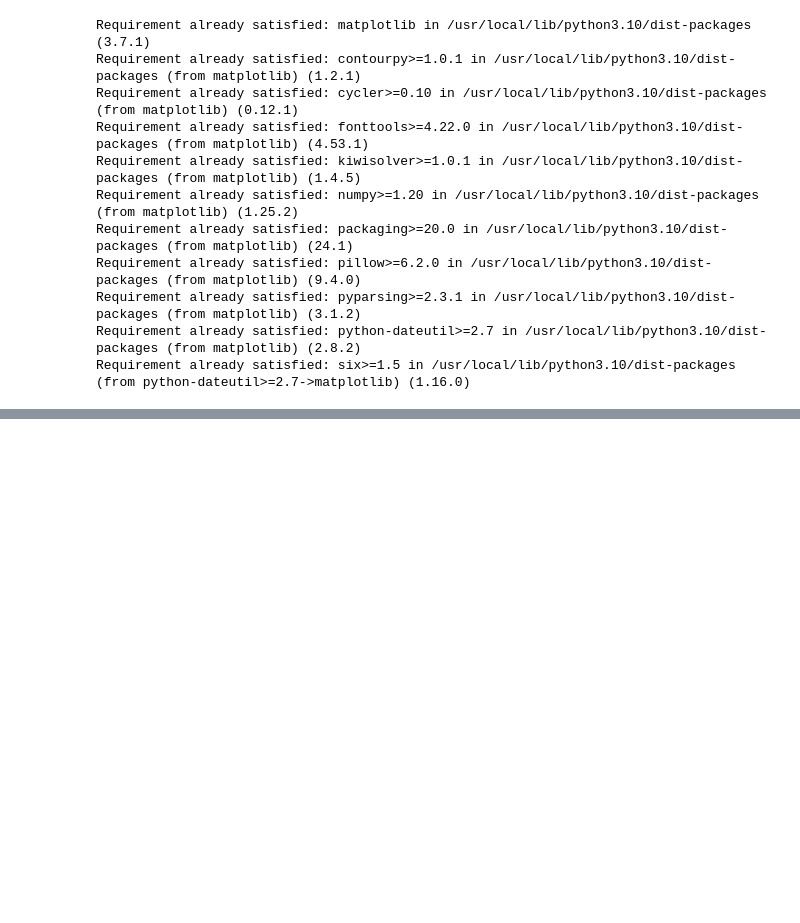
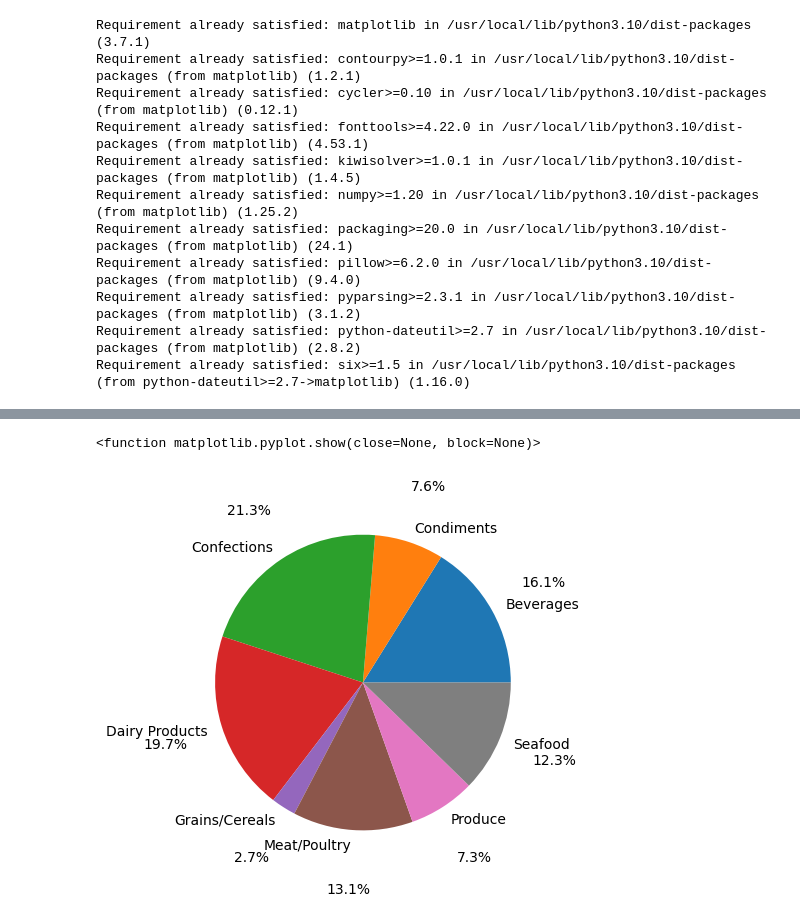
Before and after one commit to rvagelet/Python, a Jupyter notebook: 17072024.ipynb, the cells around one changed output, grey strips where cells are left out. Drawn from its saved outputs; the diff is of its cells as text; code cells hidden in the pictures; blank space fills up the shorter version.

```diff
--- a/17072024.ipynb
+++ b/17072024.ipynb
@@ -356,0 +374,12 @@ Requirement already satisfied: six>=1.5 in /usr/local/lib/python3.10/dist-packag
+# %%
+#Aparte de que me salga el quesito, quiero que me salga el %: el parametro autopct
+import matplotlib.pyplot as plt
+fig, ax=plt.subplots()
+ax.pie(DFtrimestregrup['Amount'],labels=DFtrimestregrup['Category'], autopct="%.1f%%",pctdistance=1.4)
+plt.show
+
+#pctdistance
+#labeldistance
+# %% [output]
+<function matplotlib.pyplot.show(close=None, block=None)>
+[figure, added]
```
Also changed, not shown: parts of 3 cells of this notebook.
